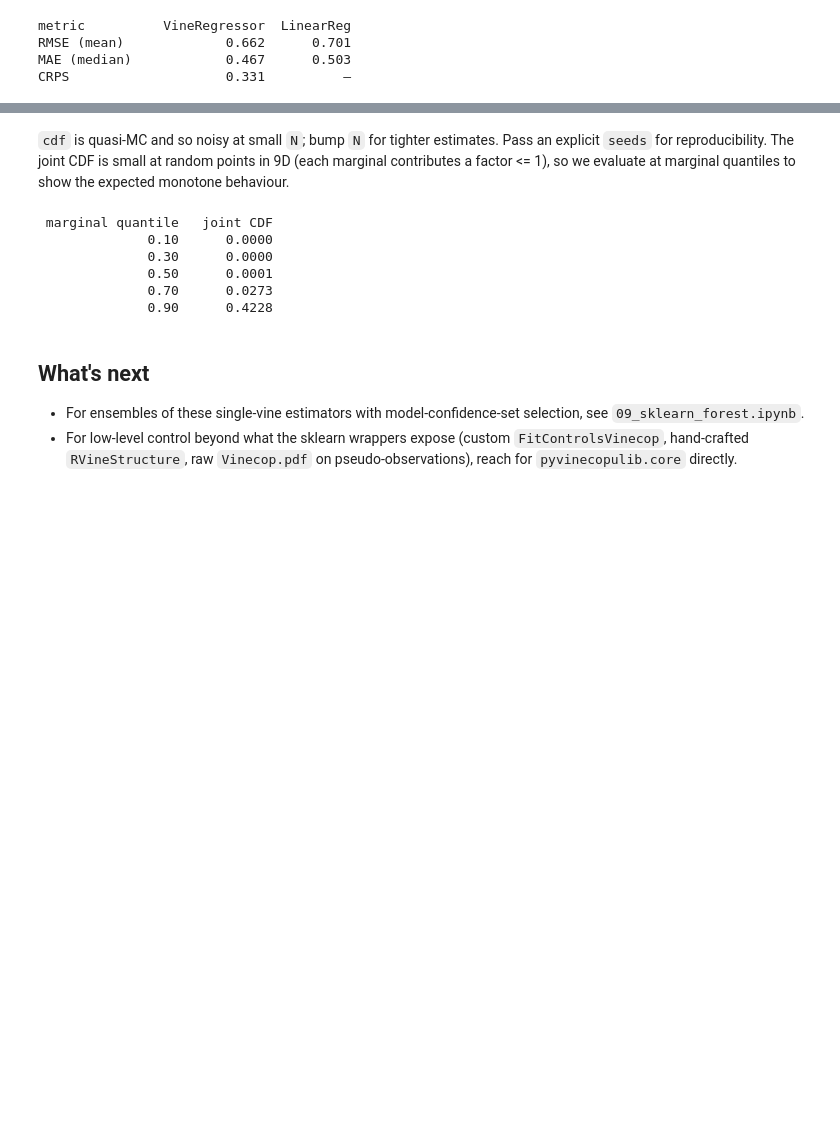
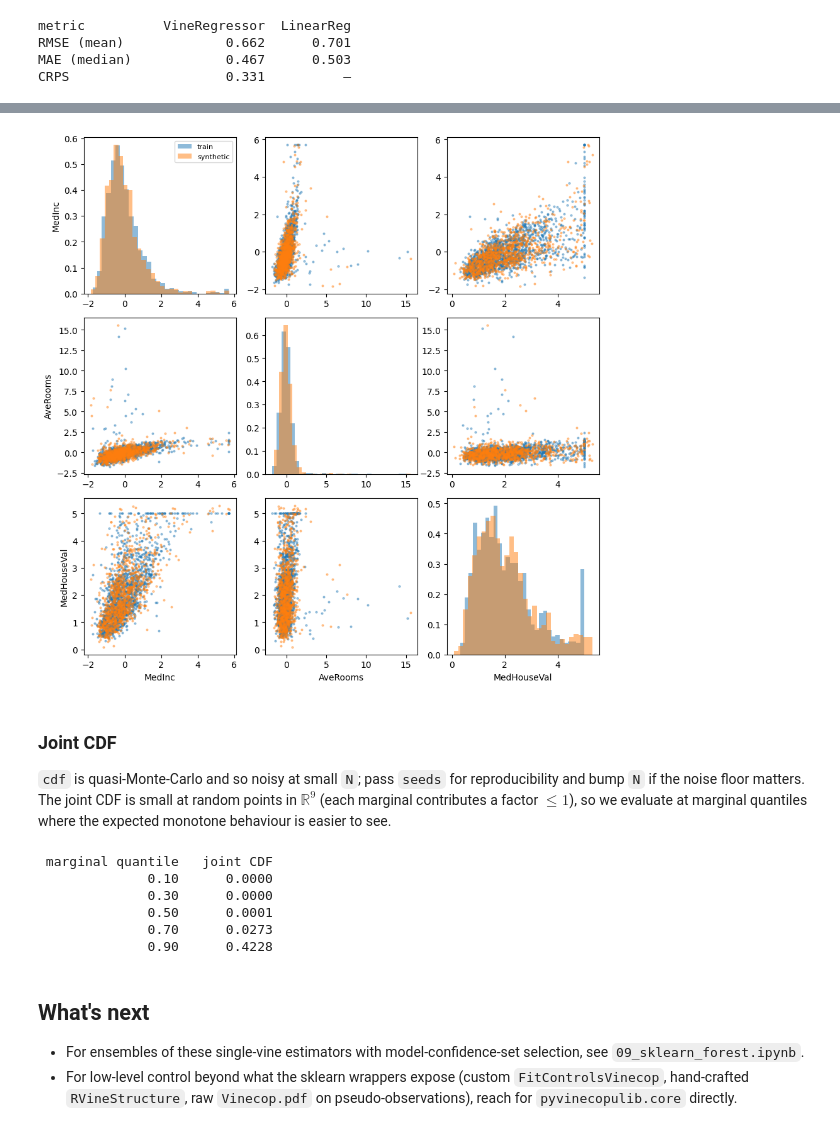
Before and after one commit to vinecopulib/pyvinecopulib, a Jupyter notebook: examples/08_sklearn_estimators.ipynb, the cells around one changed output, grey strips where cells are left out. Saved outputs shown, nothing was run; the diff lists cells and outputs as text; code cells hidden in the pictures; blank space fills up the shorter version.

```diff
--- a/examples/08_sklearn_estimators.ipynb
+++ b/examples/08_sklearn_estimators.ipynb
@@ -185,12 +151,0 @@ captures the long right tail without prescribing a parametric form.
-# %%
-synth = dens.sample(n_samples=1000, seeds=[42])
-
-fig, ax = plt.subplots(figsize=(6, 3.5))
-ax.hist(joint_train[:, -1], bins=40, alpha=0.5, density=True, label="train")
-ax.hist(
-  synth[:, -1], bins=40, alpha=0.5, density=True, label="VineDensity sample"
-)
-ax.set_xlabel("MedHouseVal (scaled)")
-ax.set_ylabel("density")
-ax.legend()
-plt.tight_layout()
@@ -199,9 +156,39 @@ plt.tight_layout()
+# %%
+synth = dens.sample(n_samples=1000, seeds=[42])
+
+# Pick three informative columns: feature 0 (MedInc), feature 2 (AveRooms), target.
+cols_idx = [0, 2, 8]
+col_names = ["MedInc", "AveRooms", "MedHouseVal"]
+d = len(cols_idx)
+
+fig, axes = plt.subplots(d, d, figsize=(3 * d, 3 * d))
+for i in range(d):
+  for j in range(d):
+    ax = axes[i, j]
+    ci, cj = cols_idx[i], cols_idx[j]
+    if i == j:
+      ax.hist(
+        joint_train[:, ci], bins=30, density=True, alpha=0.5, label="train"
+      )
+      ax.hist(synth[:, ci], bins=30, density=True, alpha=0.5, label="synthetic")
+      if i == 0:
+        ax.legend(fontsize=8)
+    else:
+      ax.scatter(
+        joint_train[:, cj], joint_train[:, ci], s=4, alpha=0.4, label="train"
+      )
+      ax.scatter(synth[:, cj], synth[:, ci], s=4, alpha=0.4, label="synthetic")
+    if i == d - 1:
+      ax.set_xlabel(col_names[j])
+    if j == 0:
+      ax.set_ylabel(col_names[i])
+plt.tight_layout()
+# %% [output]
+[figure, added]
 # %% [markdown]
-`cdf` is quasi-MC and so noisy at small `N`; bump `N` for tighter
-estimates. Pass an explicit `seeds` for reproducibility. The joint CDF
-is small at random points in 9D (each marginal contributes a factor
-<= 1), so we evaluate at marginal quantiles to show the expected
-monotone behaviour.
+### Joint CDF
+
+`cdf` is quasi-Monte-Carlo and so noisy at small `N`; pass `seeds` for reproducibility and bump `N` if the noise floor matters. The joint CDF is small at random points in $\mathbb{R}^9$ (each marginal contributes a factor $\le 1$), so we evaluate at marginal quantiles where the expected monotone behaviour is easier to see.
 # %%
 qs = np.linspace(0.1, 0.9, 5)
 # Build points where every coordinate sits at the same marginal quantile.
```
Also changed, not shown: parts of 17 cells of this notebook, 1 other file.
